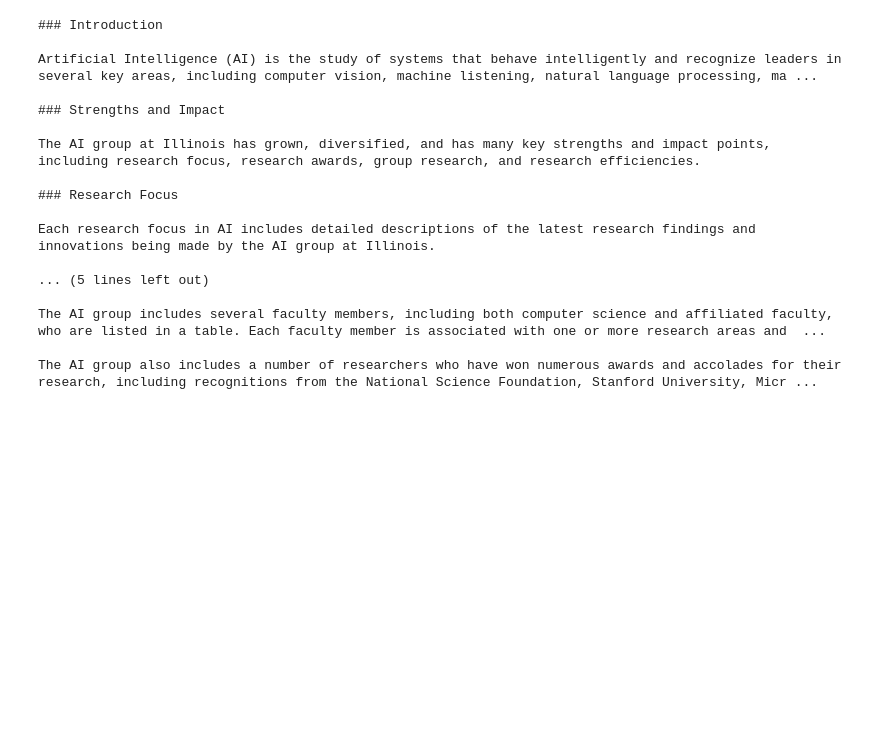
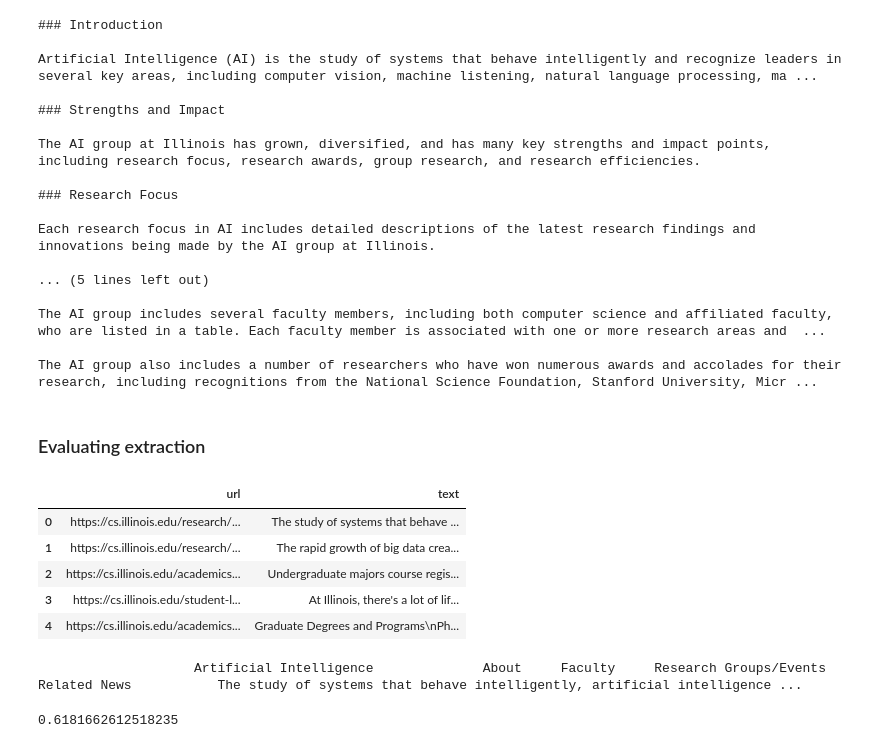
Before and after one commit to ezrc2/llama2-extraction-summarization, a Jupyter notebook: experiments/extraction.ipynb, the cells around one changed output. Saved outputs shown, nothing was run; the diff lists cells and outputs as text; code cells hidden in the pictures; blank space fills up the shorter version.

Commit message:
Update extraction

```diff
--- a/experiments/extraction.ipynb
+++ b/experiments/extraction.ipynb
@@ -168,3 +168,5 @@ Each research focus in AI includes detailed descriptions of the latest research
 The AI group includes several faculty members, including both computer science and affiliated faculty, who are listed in a table. Each faculty member is associated with one or more research areas and  ...
 
 The AI group also includes a number of researchers who have won numerous awards and accolades for their research, including recognitions from the National Science Foundation, Stanford University, Micr ...
+# %% [markdown]
+### Evaluating extraction
@@ -170,0 +175,15 @@ The AI group also includes a number of researchers who have won numerous awards
+# %%
+df = pd.read_csv('extraction_dataset.csv')
+df.head()
+# %% [output]
+|  | url | text |
+| 0 | https://cs.illinois.edu/research/... | The study of systems that behave ... |
+| 1 | https://cs.illinois.edu/research/... | The rapid growth of big data crea... |
+| 2 | https://cs.illinois.edu/academics... | Undergraduate majors course regis... |
+| 3 | https://cs.illinois.edu/student-l... | At Illinois, there's a lot of lif... |
+| 4 | https://cs.illinois.edu/academics... | Graduate Degrees and Programs\nPh... |
+# %%
+text = utils.extract_all_text(df['url'][0])
+print(text)
+# %% [output]
+                    Artificial Intelligence              About     Faculty     Research Groups/Events     Related News           The study of systems that behave intelligently, artificial intelligence ...
@@ -170,0 +194,9 @@ The AI group also includes a number of researchers who have won numerous awards
+# %%
+nlp = spacy.load('en_core_web_lg')
+text1 = 'Machine learning'
+text2 = 'computer science'
+doc1 = nlp(text1)
+doc2 = nlp(text2)
+print(doc1.similarity(doc2))
+# %% [output]
+0.6181662612518235
```
Also changed, not shown: parts of 12 cells of this notebook, 1 other file.
